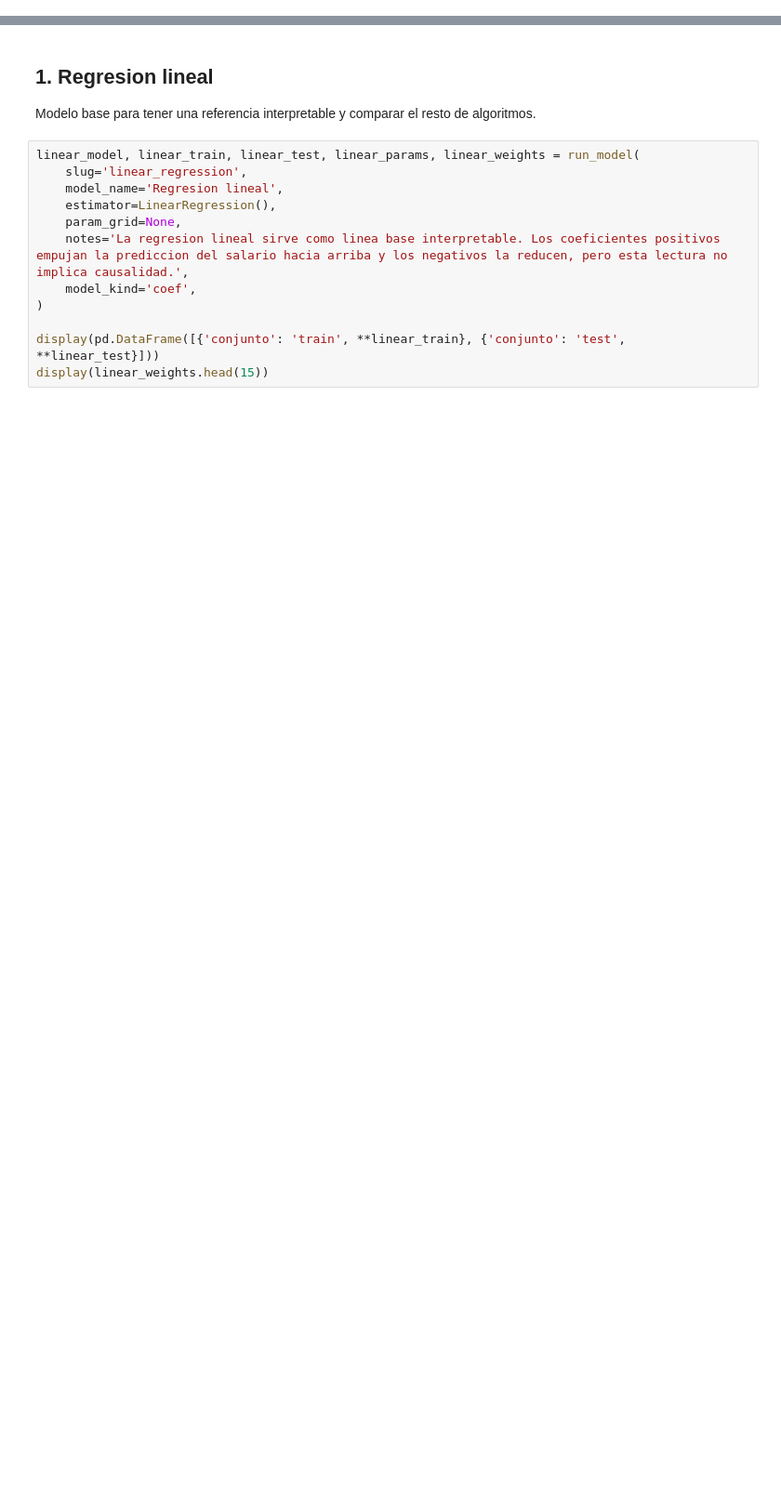
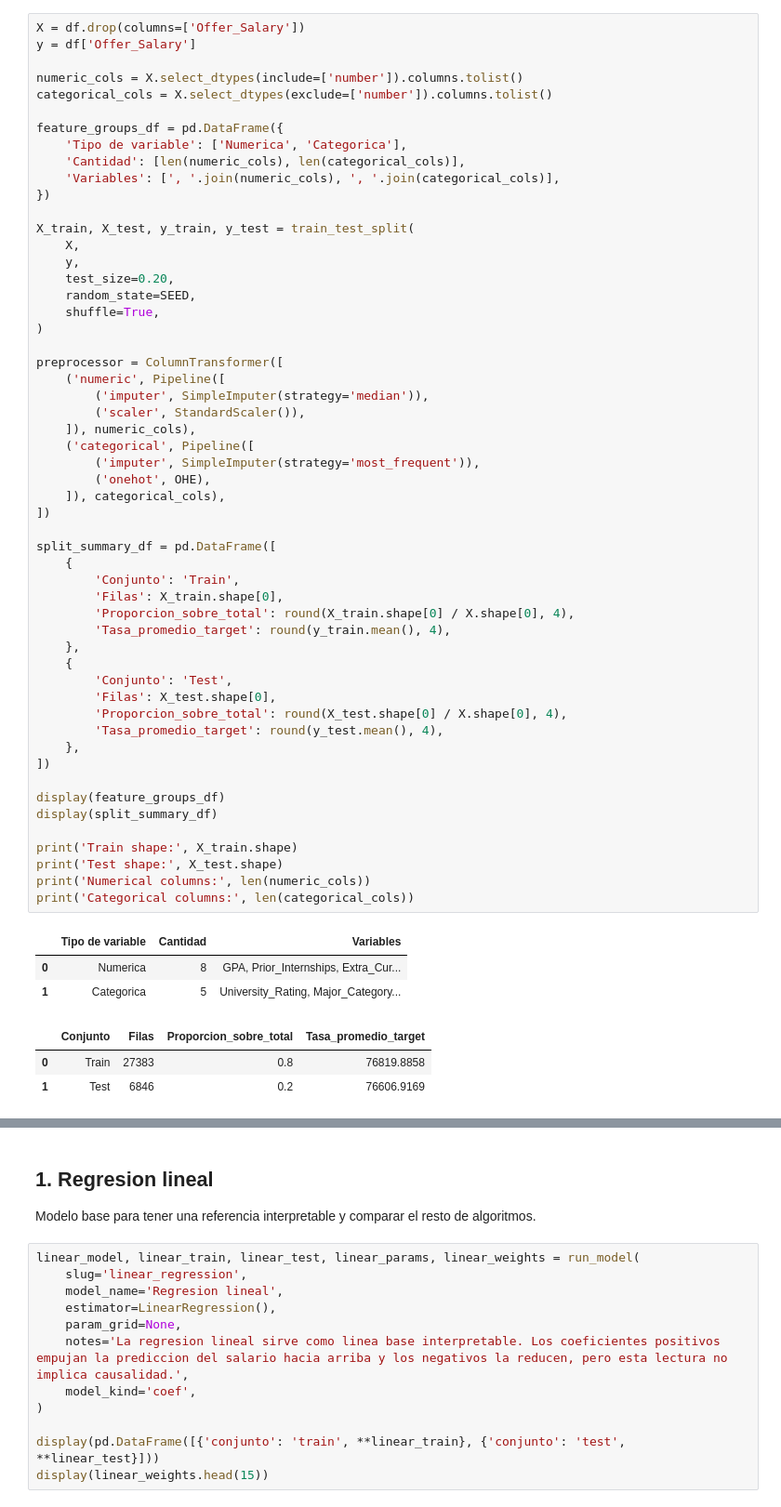
Before and after one commit to NacisCric-2908/mineria, a Jupyter notebook: job/regresion_offer_salary_completo.ipynb, the cells around one changed output, grey strips where cells are left out. Shown at 93% size. Cells and saved outputs as stored; diff of their text form; blank space fills up the shorter version.

```diff
--- a/job/regresion_offer_salary_completo.ipynb
+++ b/job/regresion_offer_salary_completo.ipynb
@@ -423,0 +329,61 @@ Categorical columns: 5
+# %%
+X = df.drop(columns=['Offer_Salary'])
+y = df['Offer_Salary']
+
+numeric_cols = X.select_dtypes(include=['number']).columns.tolist()
+categorical_cols = X.select_dtypes(exclude=['number']).columns.tolist()
+
+feature_groups_df = pd.DataFrame({
+    'Tipo de variable': ['Numerica', 'Categorica'],
+    'Cantidad': [len(numeric_cols), len(categorical_cols)],
+    'Variables': [', '.join(numeric_cols), ', '.join(categorical_cols)],
+})
+
+X_train, X_test, y_train, y_test = train_test_split(
+    X,
+    y,
+    test_size=0.20,
+    random_state=SEED,
+    shuffle=True,
+)
+
+preprocessor = ColumnTransformer([
+    ('numeric', Pipeline([
+        ('imputer', SimpleImputer(strategy='median')),
+        ('scaler', StandardScaler()),
+    ]), numeric_cols),
+    ('categorical', Pipeline([
+        ('imputer', SimpleImputer(strategy='most_frequent')),
+        ('onehot', OHE),
+    ]), categorical_cols),
+])
+
+split_summary_df = pd.DataFrame([
+    {
+        'Conjunto': 'Train',
+        'Filas': X_train.shape[0],
+        'Proporcion_sobre_total': round(X_train.shape[0] / X.shape[0], 4),
+        'Tasa_promedio_target': round(y_train.mean(), 4),
+    },
+    {
+        'Conjunto': 'Test',
+        'Filas': X_test.shape[0],
+        'Proporcion_sobre_total': round(X_test.shape[0] / X.shape[0], 4),
+        'Tasa_promedio_target': round(y_test.mean(), 4),
+    },
+])
+
+display(feature_groups_df)
+display(split_summary_df)
+
+print('Train shape:', X_train.shape)
+print('Test shape:', X_test.shape)
+print('Numerical columns:', len(numeric_cols))
+print('Categorical columns:', len(categorical_cols))
+# %% [output]
+|  | Tipo de variable | Cantidad | Variables |
+| 0 | Numerica | 8 | GPA, Prior_Internships, Extra_Cur... |
+| 1 | Categorica | 5 | University_Rating, Major_Category... |
+|  | Conjunto | Filas | Proporcion_sobre_total | Tasa_promedio_target |
+| 0 | Train | 27383 | 0.8 | 76819.8858 |
+| 1 | Test | 6846 | 0.2 | 76606.9169 |
```
Also changed, not shown: parts of 22 cells of this notebook, 2 other files.
